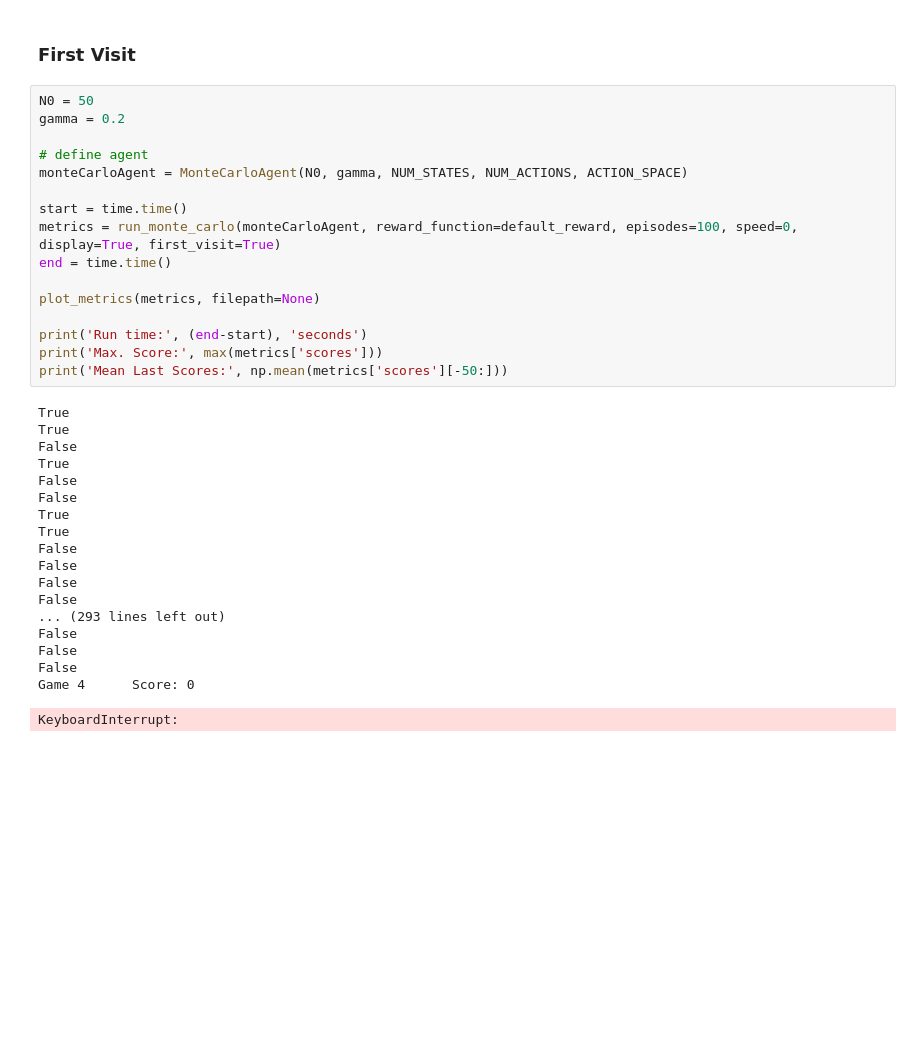
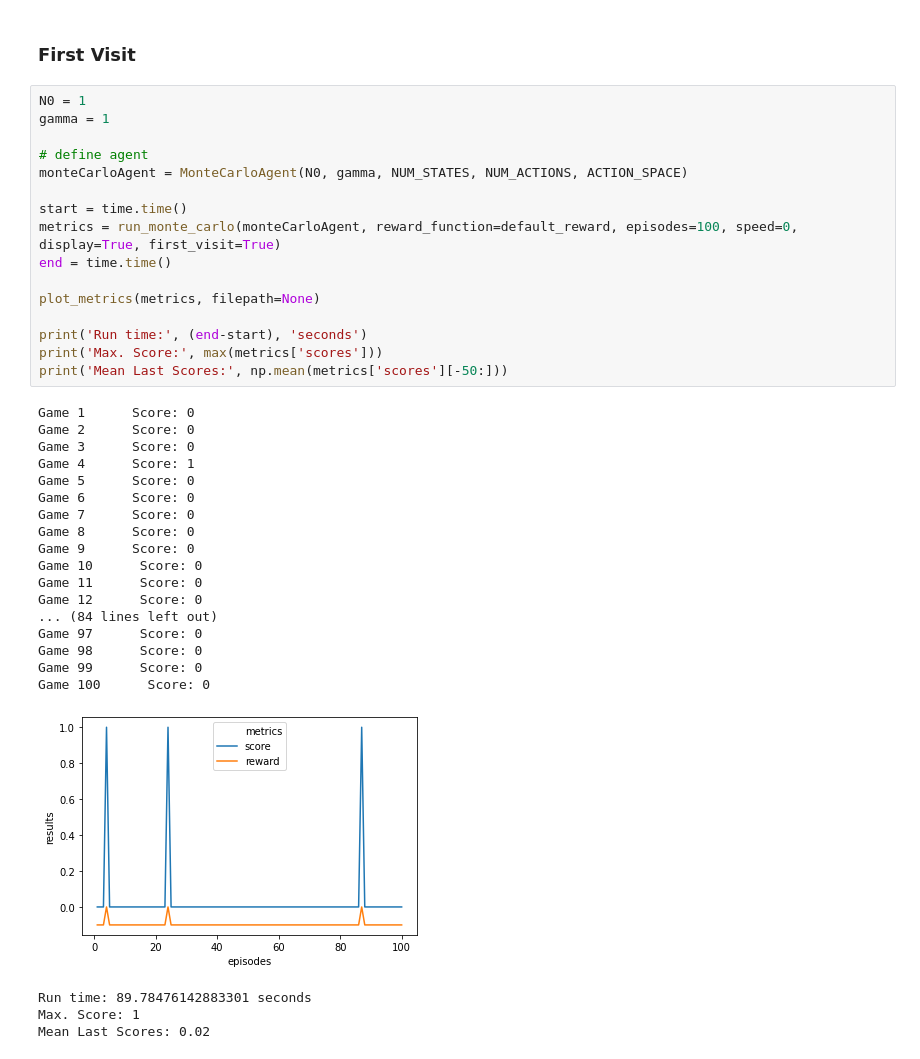
Before and after one commit to AnaClaraZoppiSerpa/snake, a Jupyter notebook: MonteCarlo.ipynb, the cells around one changed output. Drawn from its saved outputs; the diff is of its cells as text; blank space fills up the shorter version.

```diff
--- a/MonteCarlo.ipynb
+++ b/MonteCarlo.ipynb
@@ -238,37 +244,40 @@ KeyboardInterrupt:
 # %% [markdown]
 ### First Visit
 # %%
-N0 = 50
-gamma = 0.2
+N0 = 1
+gamma = 1
 
 # define agent
 monteCarloAgent = MonteCarloAgent(N0, gamma, NUM_STATES, NUM_ACTIONS, ACTION_SPACE)
 
 start = time.time()
 metrics = run_monte_carlo(monteCarloAgent, reward_function=default_reward, episodes=100, speed=0, display=True, first_visit=True)
 end = time.time()
 
 plot_metrics(metrics, filepath=None)
 
 print('Run time:', (end-start), 'seconds')
 print('Max. Score:', max(metrics['scores']))
 print('Mean Last Scores:', np.mean(metrics['scores'][-50:]))
 # %% [output]
-True
-True
-False
-True
-False
-False
-True
-True
-False
-False
-False
-False
-... (293 lines left out)
-False
-False
-False
-Game 4      Score: 0
+Game 1      Score: 0
+Game 2      Score: 0
+Game 3      Score: 0
+Game 4      Score: 1
+Game 5      Score: 0
+Game 6      Score: 0
+Game 7      Score: 0
+Game 8      Score: 0
+Game 9      Score: 0
+Game 10      Score: 0
+Game 11      Score: 0
+Game 12      Score: 0
+... (84 lines left out)
+Game 97      Score: 0
+Game 98      Score: 0
+Game 99      Score: 0
+Game 100      Score: 0
+[figure, added]
-KeyboardInterrupt:
+Run time: 89.78476142883301 seconds
+Max. Score: 1
+Mean Last Scores: 0.02
```
Also changed, not shown: parts of 2 cells of this notebook, 2 other files.
